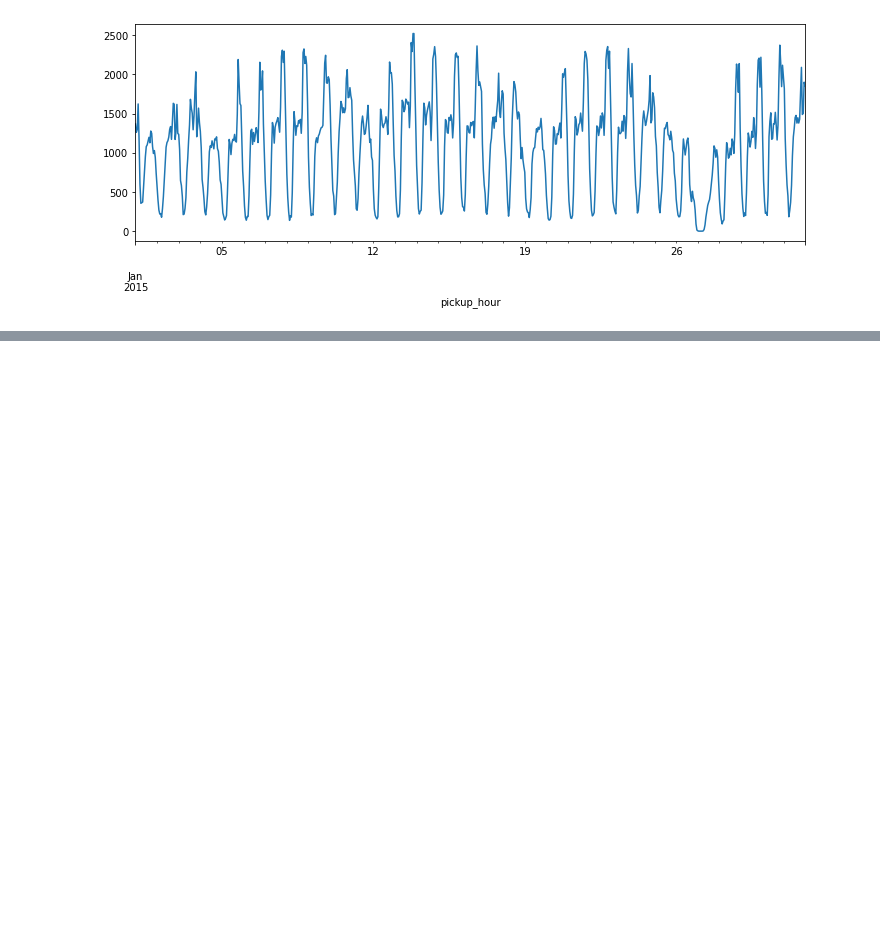
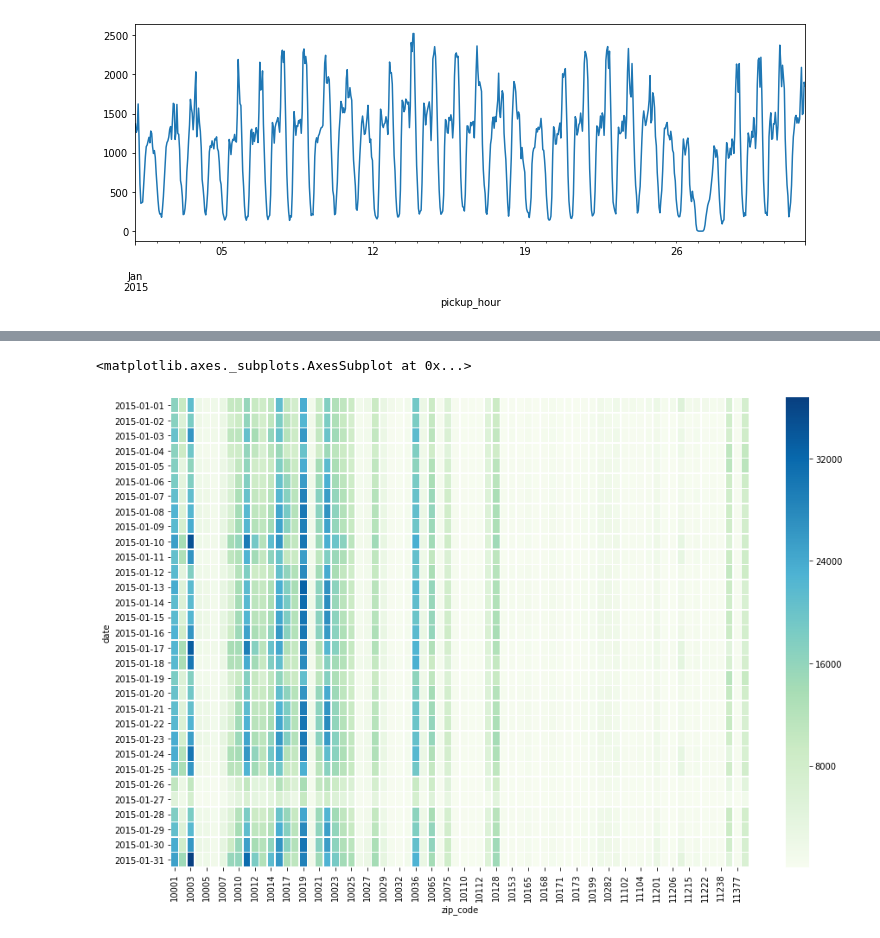
Before and after one commit to jeonprize/New_york_demand_forecasting, a Jupyter notebook: EDA ( Region ).ipynb, the cells around one changed output, grey strips where cells are left out. Saved outputs shown, nothing was run; the diff lists cells and outputs as text; code cells hidden in the pictures; blank space fills up the shorter version.

```diff
--- a/EDA ( Region ).ipynb
+++ b/EDA ( Region ).ipynb
@@ -173,0 +234,7 @@ zip_df[zip_df['zip_code'] == '10019'].set_index('pickup_hour')['cnt'].plot()
+# %%
+plt.figure(figsize=(15,10))
+sns.heatmap(filter_zip_df.groupby(['date','zip_code'])['cnt'].sum().unstack(),cmap='GnBu'
+            ,lw=0.5)
+# %% [output]
+<matplotlib.axes._subplots.AxesSubplot at 0x...>
+[figure, added]
```
Also changed, not shown: parts of 7 cells of this notebook.
